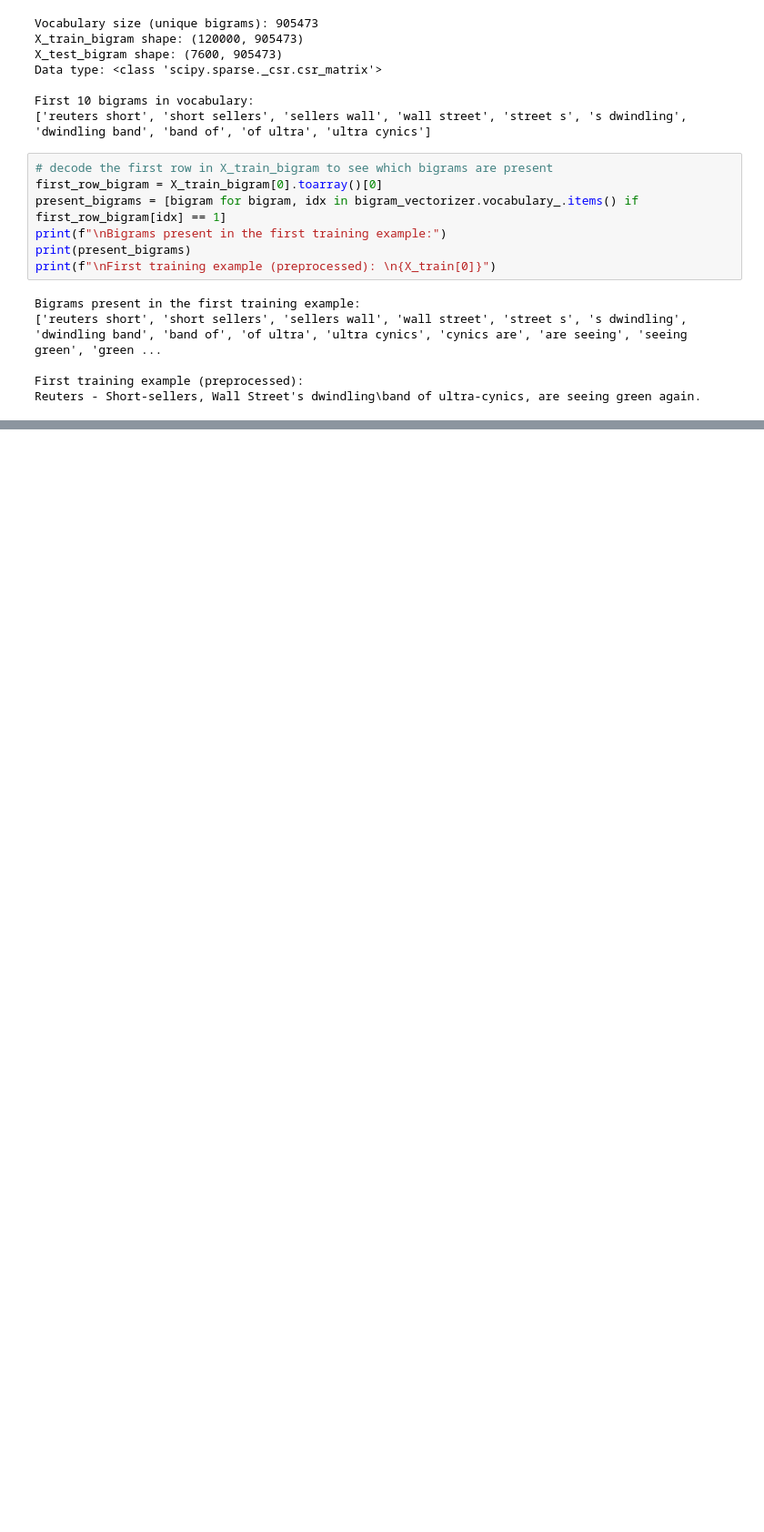
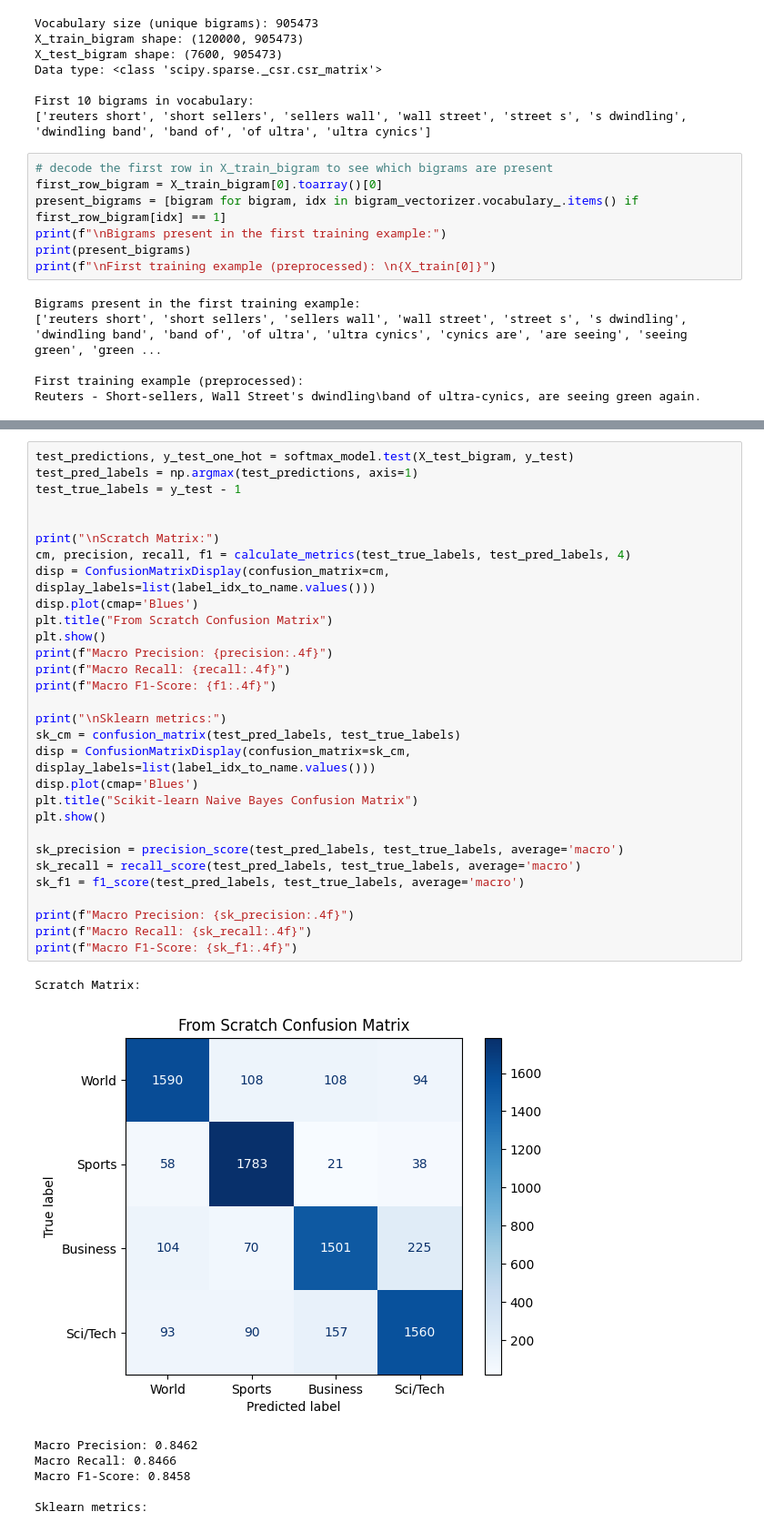
Before and after one commit to omar-hekal/NLP-Assignment1, a Jupyter notebook: Text Classification/logistic_regression.ipynb, the cells around one changed output, grey strips where cells are left out. Shown at 91% size. Drawn from its saved outputs; the diff is of its cells as text; blank space fills up the shorter version.

```diff
--- a/Text Classification/logistic_regression.ipynb
+++ b/Text Classification/logistic_regression.ipynb
@@ -98,0 +277,38 @@ Reuters - Short-sellers, Wall Street's dwindling\band of ultra-cynics, are seein
+# %%
+test_predictions, y_test_one_hot = softmax_model.test(X_test_bigram, y_test)
+test_pred_labels = np.argmax(test_predictions, axis=1)
+test_true_labels = y_test - 1
+
+
+print("\nScratch Matrix:")
+cm, precision, recall, f1 = calculate_metrics(test_true_labels, test_pred_labels, 4)
+disp = ConfusionMatrixDisplay(confusion_matrix=cm, display_labels=list(label_idx_to_name.values()))
+disp.plot(cmap='Blues')
+plt.title("From Scratch Confusion Matrix")
+plt.show()
+print(f"Macro Precision: {precision:.4f}")
+print(f"Macro Recall: {recall:.4f}")
+print(f"Macro F1-Score: {f1:.4f}")
+
+print("\nSklearn metrics:")
+sk_cm = confusion_matrix(test_pred_labels, test_true_labels)
+disp = ConfusionMatrixDisplay(confusion_matrix=sk_cm, display_labels=list(label_idx_to_name.values()))
+disp.plot(cmap='Blues')
+plt.title("Scikit-learn Naive Bayes Confusion Matrix")
+plt.show()
+
+sk_precision = precision_score(test_pred_labels, test_true_labels, average='macro')
+sk_recall = recall_score(test_pred_labels, test_true_labels, average='macro')
+sk_f1 = f1_score(test_pred_labels, test_true_labels, average='macro')
+
+print(f"Macro Precision: {sk_precision:.4f}")
+print(f"Macro Recall: {sk_recall:.4f}")
+print(f"Macro F1-Score: {sk_f1:.4f}")
+# %% [output]
+Scratch Matrix:
+[figure, added]
+Macro Precision: 0.8462
+Macro Recall: 0.8466
+Macro F1-Score: 0.8458
+
+Sklearn metrics:
```
Also changed, not shown: parts of 13 cells of this notebook.
